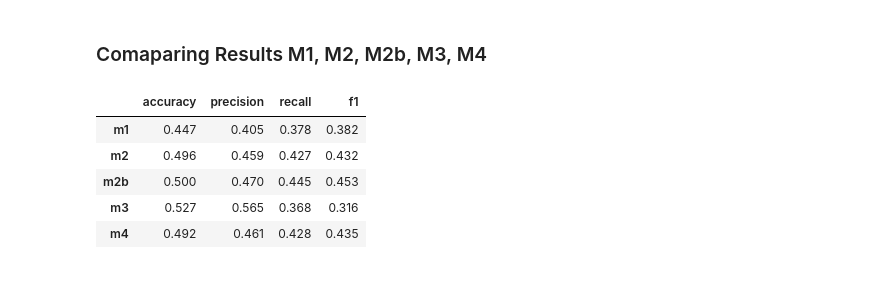
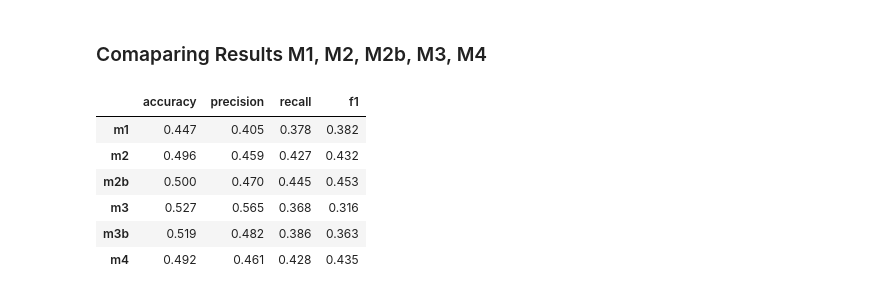
Before and after one commit to xeonkai/news_matching, a Jupyter notebook: traction-analytics/traction_analytics.ipynb, the cells around one changed output. Drawn from its saved outputs; the diff is of its cells as text; code cells hidden in the pictures.

Commit message:
one-hot encoding of domain with concat method model

```diff
--- a/traction-analytics/traction_analytics.ipynb
+++ b/traction-analytics/traction_analytics.ipynb
@@ -1327,0 +1359,3 @@ plot_confusion_matrix(test_y_m3, pred_y_m3)
+# %%
+domain_group_cols = list(df_train_test_m3b.columns[2:])
+domain_group_cols
@@ -1327,0 +1376,4 @@ plot_confusion_matrix(test_y_m3, pred_y_m3)
+# %%
+# Create train, val and test datasets
+train_val_df_m3b, test_df_m3b = train_test_split(df_train_test_m3b, test_size=0.2, random_state=42, stratify=df_train_test_m3b['label'])
+train_df_m3b, val_df_m3b = train_test_split(train_val_df_m3b, test_size=0.2, random_state=42, stratify=train_val_df_m3b['label'])
@@ -1327,0 +1580,26 @@ plot_confusion_matrix(test_y_m3, pred_y_m3)
+# %%
+final_model_m3b.eval()  # Set the model to evaluation mode
+sentence_model_m3b.eval()
+numeric_model_m3b.eval()
+
+pred_y_m3b = []  # Initialize an empty list to store predictions
+
+with torch.no_grad():  # No need to calculate gradients for evaluation
+    for texts, numerics, _ in test_dataloader_m3b:  # We don't care about labels here
+        texts = [sentence_model_m3b.encode(text) for text in texts]
+        texts = torch.tensor(texts, dtype=torch.float)
+        numerics = numeric_model_m3b(numerics)
+        inputs = torch.cat((texts, numerics), dim=1)
+        log_outputs = final_model_m3b(inputs)
+        outputs = torch.exp(log_outputs)  # Convert to probabilities
+        _, predicted = torch.max(outputs.data, 1)  # Choose the class with the highest score
+        pred_y_m3b.extend(predicted.tolist())  # Convert tensor to list and append to predictions
+
+pred_y_m3b = np.array(pred_y_m3b)  # Convert predictions to NumPy array
+# %%
+# plot confusion matrix
+
+test_y_m3b = test_df_m3b['label'].values
+
+res_m3b = evaluate_predictions(test_y_m3b, pred_y_m3b)
+res_m3b
@@ -1502,12 +1790,13 @@ plot_confusion_matrix(test_y_m4, pred_y_m4)
 # %%
 # combine res_m1, res_m2, res_m3 into a dataframe
 
-res_df = pd.concat([res_m1, res_m2, res_m2b, res_m3, res_m4], axis=1, keys=['m1', 'm2', 'm2b', 'm3', 'm4']).droplevel(1, axis=1).T
+res_df = pd.concat([res_m1, res_m2, res_m2b, res_m3, res_m3b, res_m4], axis=1, keys=['m1', 'm2', 'm2b', 'm3', 'm3b','m4']).droplevel(1, axis=1).T
 res_df
 # %% [output]
 |  | accuracy | precision | recall | f1 |
 | m1 | 0.447 | 0.405 | 0.378 | 0.382 |
 | m2 | 0.496 | 0.459 | 0.427 | 0.432 |
 | m2b | 0.500 | 0.470 | 0.445 | 0.453 |
 | m3 | 0.527 | 0.565 | 0.368 | 0.316 |
+| m3b | 0.519 | 0.482 | 0.386 | 0.363 |
 | m4 | 0.492 | 0.461 | 0.428 | 0.435 |
```
Also changed, not shown: parts of 11 cells of this notebook.
